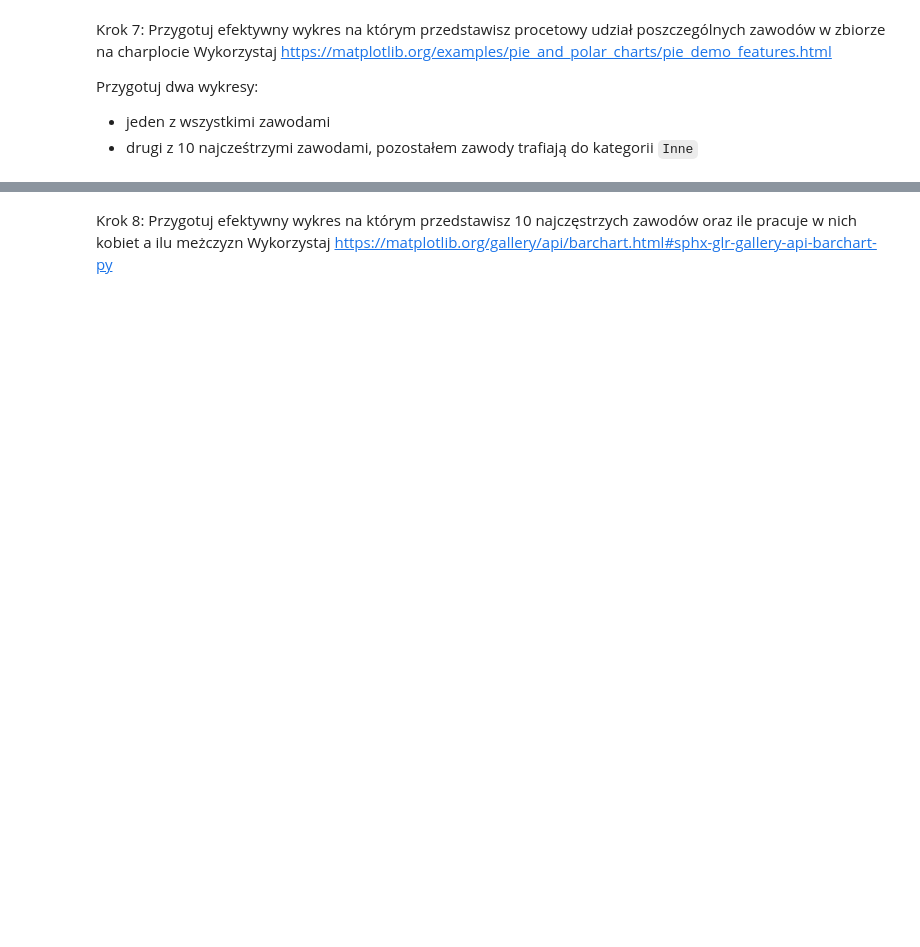
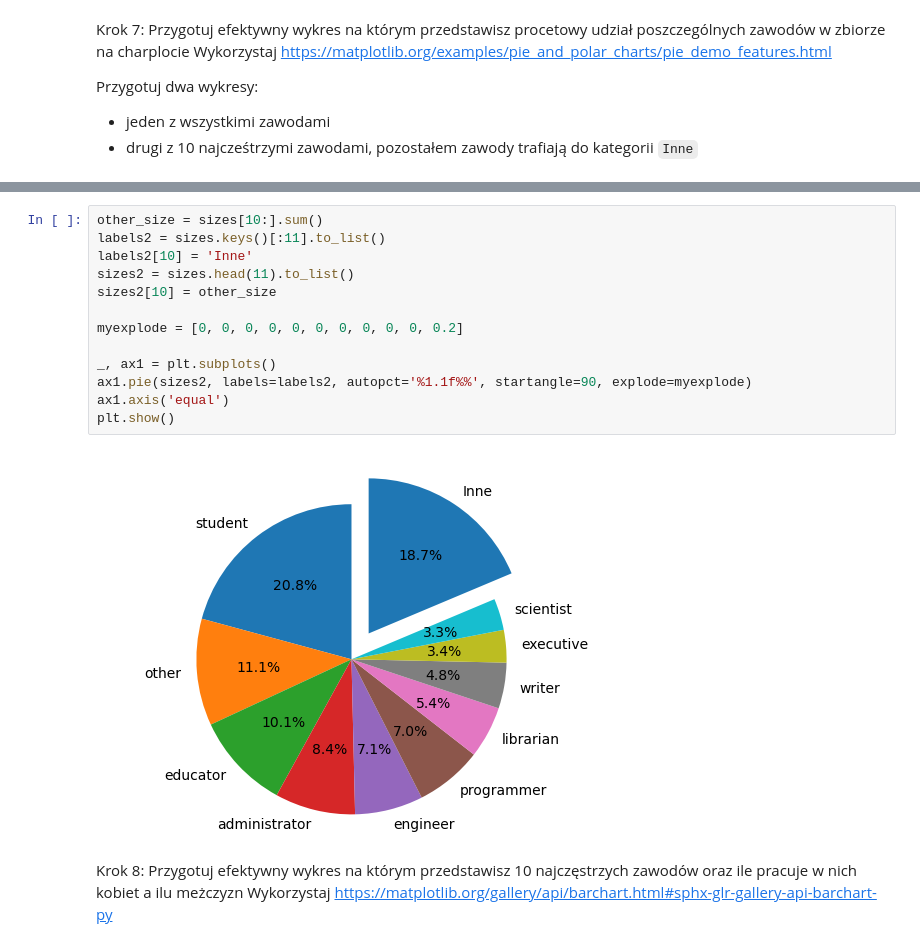
Before and after one commit to migonov/effective_python, a Jupyter notebook: lab12.ipynb, the cells around one changed output, grey strips where cells are left out. Saved outputs shown, nothing was run; the diff lists cells and outputs as text; blank space fills up the shorter version.

```diff
--- a/lab12.ipynb
+++ b/lab12.ipynb
@@ -180,3 +242,18 @@ Przygotuj dwa wykresy:
+# %%
+other_size = sizes[10:].sum()
+labels2 = sizes.keys()[:11].to_list()
+labels2[10] = 'Inne'
+sizes2 = sizes.head(11).to_list()
+sizes2[10] = other_size
+
+myexplode = [0, 0, 0, 0, 0, 0, 0, 0, 0, 0, 0.2]
+
+_, ax1 = plt.subplots()
+ax1.pie(sizes2, labels=labels2, autopct='%1.1f%%', startangle=90, explode=myexplode)
+ax1.axis('equal')
+plt.show()
+# %% [output]
+[figure, added]
 # %% [markdown]
 Krok 8: Przygotuj efektywny wykres na którym przedstawisz 10 najczęstrzych zawodów oraz ile pracuje w nich kobiet a ilu meżczyzn
 Wykorzystaj https://matplotlib.org/gallery/api/barchart.html#sphx-glr-gallery-api-barchart-py
```
Also changed, not shown: parts of 11 cells of this notebook.
